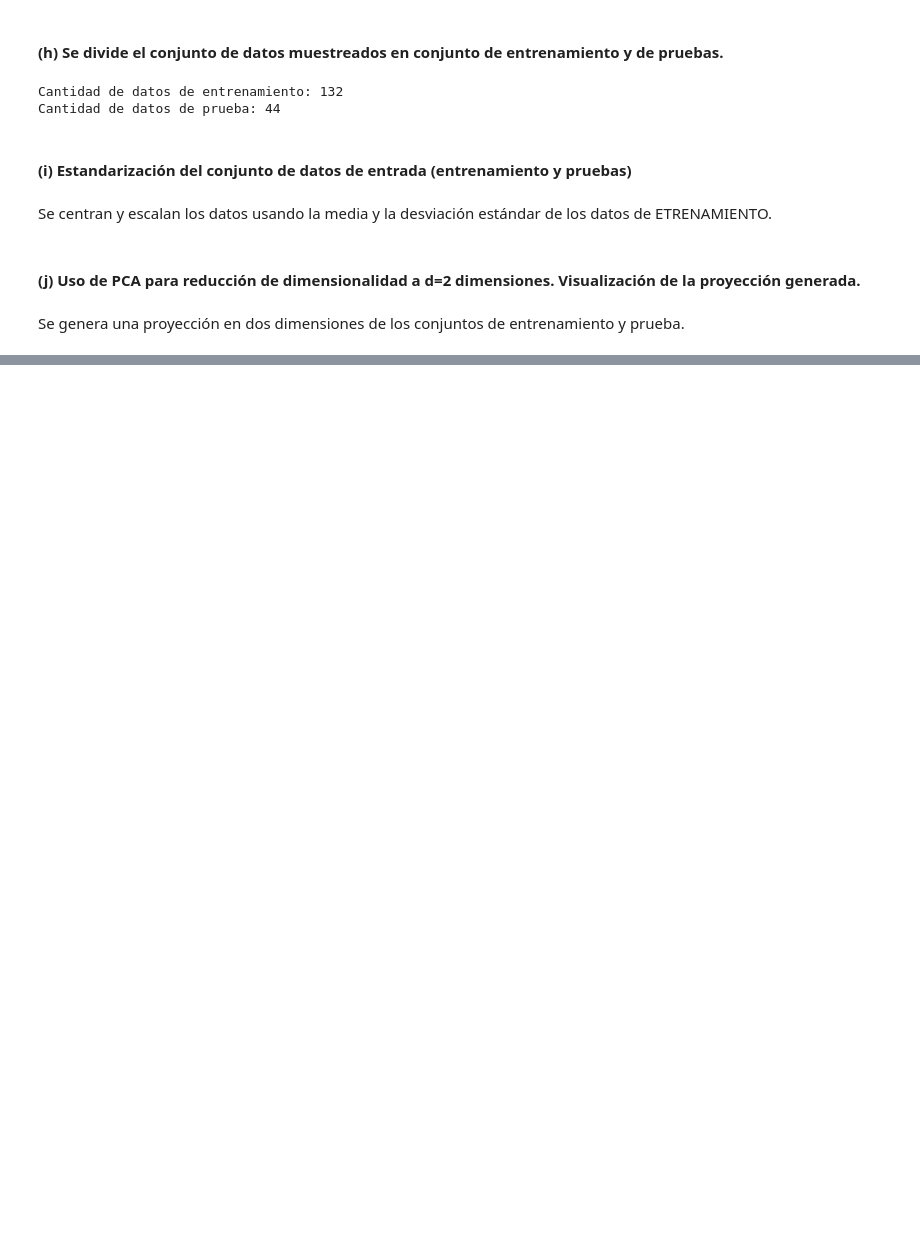
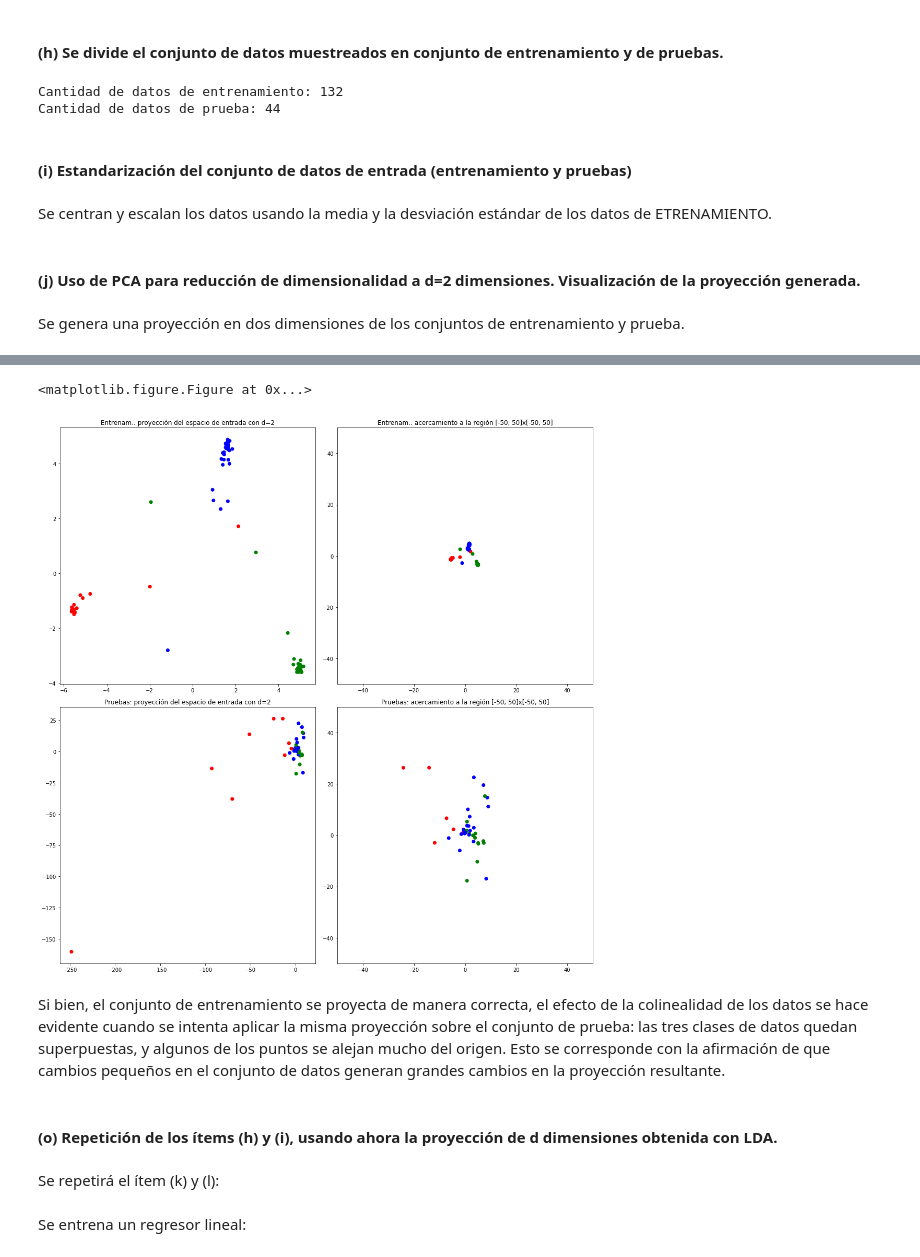
Before and after one commit to Buguemar/Tarea2ML, a Jupyter notebook: Pregunta 2.ipynb, the cells around one changed output, grey strips where cells are left out. Saved outputs shown, nothing was run; the diff lists cells and outputs as text; code cells hidden in the pictures; blank space fills up the shorter version.

```diff
--- a/Pregunta 2.ipynb
+++ b/Pregunta 2.ipynb
@@ -324,0 +514,7 @@ def train_model(param):
+# %%
+from sklearn.discriminant_analysis import LinearDiscriminantAnalysis as LDA
+
+model_lda = LDA(n_components=2)
+model_lda.fit(X_train,y_train)
+X_lda_train = model_lda.transform(X_train)
+X_lda_test = model_lda.transform(X_test)
@@ -324,0 +532,31 @@ def train_model(param):
+# %%
+color = {0: "r", 1: "g", 2: "b"}
+colores_train = [color[i] for i in y_train]
+colores_test = [color[i] for i in y_test]
+
+plt.clf()
+
+f, axarr = plt.subplots(2, 2, figsize=(15,15))
+axarr[0][0].scatter(X_lda_train.T[0], X_lda_train.T[1], c=colores_train)
+axarr[0][0].set_title('Entrenam.: proyección del espacio de entrada con d=2')
+axarr[0][1].scatter(X_lda_train.T[0], X_lda_train.T[1], c=colores_train)
+axarr[0][1].set_xlim([-50, 50])
+axarr[0][1].set_ylim([-50, 50])
+axarr[0][1].set_title('Entrenam.: acercamiento a la región [-50, 50]x[-50, 50]')
+axarr[1][0].scatter(X_lda_test.T[0], X_lda_test.T[1], c=colores_test)
+axarr[1][0].set_title('Pruebas: proyección del espacio de entrada con d=2')
+axarr[1][1].scatter(X_lda_test.T[0], X_lda_test.T[1], c=colores_test)
+axarr[1][1].set_xlim([-50, 50])
+axarr[1][1].set_ylim([-50, 50])
+axarr[1][1].set_title('Pruebas: acercamiento a la región [-50, 50]x[-50, 50]')
+
+plt.tight_layout()
+
+plt.show()
+# %% [output]
+<matplotlib.figure.Figure at 0x...>
+[figure, added]
+# %% [markdown]
+Si bien, el conjunto de entrenamiento se proyecta de manera correcta, el efecto de la colinealidad de los datos se hace evidente cuando se intenta aplicar la misma proyección sobre el conjunto de prueba: las tres clases de datos quedan superpuestas, y algunos de los puntos se alejan mucho del origen. Esto se corresponde con la afirmación de que cambios pequeños en el conjunto de datos generan grandes cambios en la proyección resultante.
+# %% [markdown]
+#### (o) Repetición de los ítems (h) y (i), usando ahora la proyección de d dimensiones obtenida con LDA.
@@ -324,0 +580,4 @@ def train_model(param):
+# %% [markdown]
+Se repetirá el ítem (k) y (l):
+# %% [markdown]
+Se entrena un regresor lineal:
```
Also changed, not shown: parts of 60 cells of this notebook.
